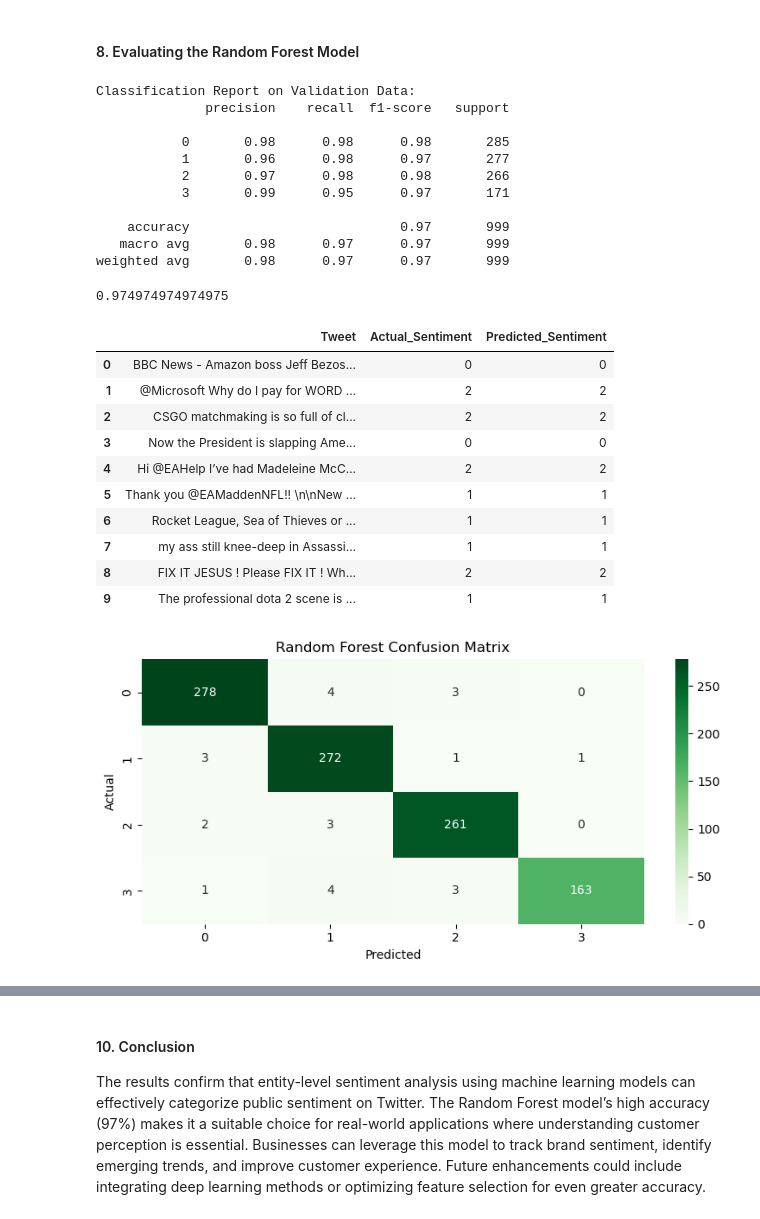
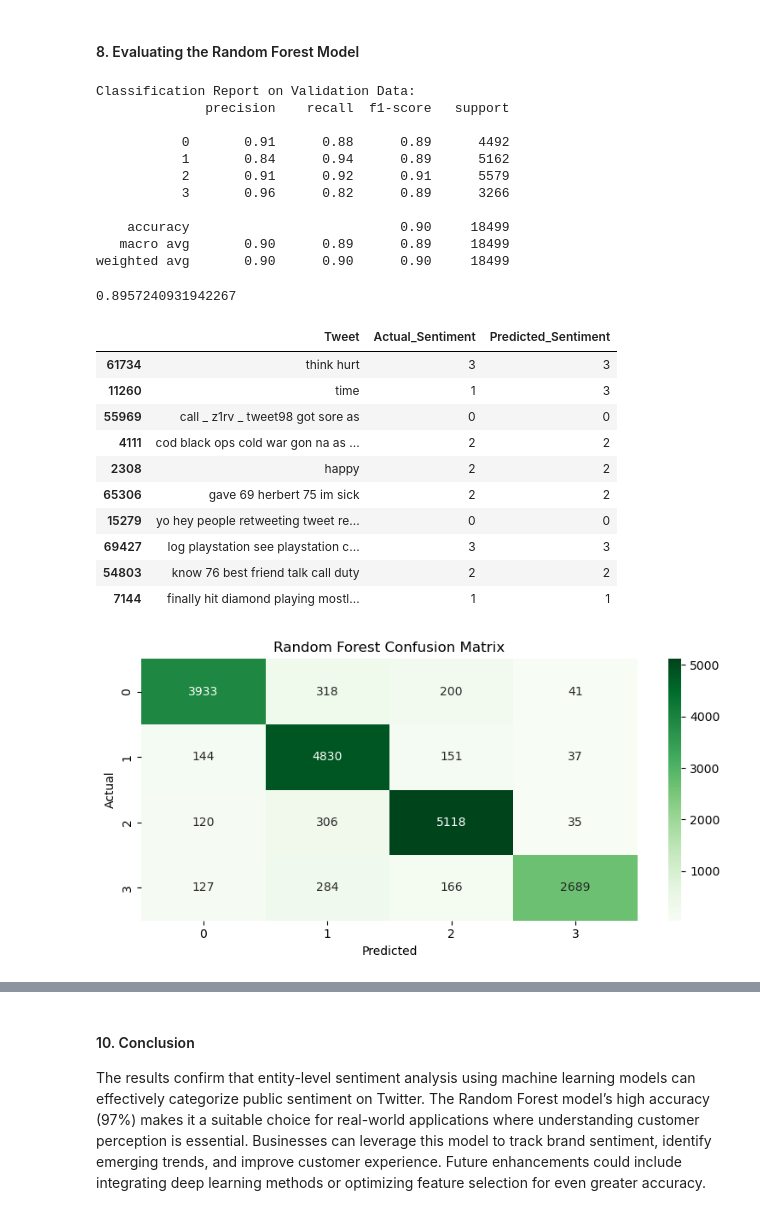
Before and after one commit to James-tech4/JAMES-DSPT08-PHASE-4-PROJECT, a Jupyter notebook: Final.ipynb, the cells around one changed output, grey strips where cells are left out. Saved outputs shown, nothing was run; the diff lists cells and outputs as text; code cells hidden in the pictures.

```diff
--- a/Final.ipynb
+++ b/Final.ipynb
@@ -338,18 +392,18 @@ print(f"2. {cleaned_tweet}")  # This is output at index 100
 # %% [markdown]
 #### 6. Modelling
 ##### 6.1 Logistic Regression Model
+# %%
+# Split data into train and test splits
+X = df_train['Preprocessed_Tweet']
+y = df_train['Sentiment']
+X_train, X_test, y_train, y_test = train_test_split(X,y, random_state=42, test_size=0.25)
 # %% [markdown]
 * We shall create a pipeline with Logistic Regression as our Baseline Model
 # %%
-# The pipeline will include our TextPreprocessor, TfidfVectorizer, and Logistic Regression model
+# The pipeline will include TfidfVectorizer, and Logistic Regression model
 pipeline = Pipeline([
-    ('preprocess', FunctionTransformer(lambda x: [preprocess_text(text) for text in x])),
     ('tfidf', TfidfVectorizer()),  # Combines CountVectorizer & TfidfTransformer
     ('clf', LogisticRegression(max_iter=1000))])
-# %%
-# Splitting features and labels from training data
-X_train = df_train['Tweet']
-y_train = df_train['Sentiment']
 # %%
 # Fitting the pipeline to the training data
 pipeline.fit(X_train, y_train)
@@ -453,64 +502,64 @@ Best Cross-Validation Score:
 best_model_rf = grid_search.best_estimator_
 
 # Predicting using the best model
-predicted_sentiments_rf = best_model_rf.predict(test_tweets)
+y_pred_rf = best_model_rf.predict(X_test)
 
 
 print("\nClassification Report on Validation Data:")
-print(classification_report(actual_sentiments, predicted_sentiments_rf))
+print(classification_report(y_test, y_pred_rf))
 # %% [output]
 Classification Report on Validation Data:
               precision    recall  f1-score   support
 
-           0       0.98      0.98      0.98       285
-           1       0.96      0.98      0.97       277
-           2       0.97      0.98      0.98       266
-           3       0.99      0.95      0.97       171
+           0       0.91      0.88      0.89      4492
+           1       0.84      0.94      0.89      5162
+           2       0.91      0.92      0.91      5579
+           3       0.96      0.82      0.89      3266
 
-    accuracy                           0.97       999
-   macro avg       0.98      0.97      0.97       999
-weighted avg       0.98      0.97      0.97       999
+    accuracy                           0.90     18499
+   macro avg       0.90      0.89      0.89     18499
+weighted avg       0.90      0.90      0.90     18499
 # %%
 #### Getting the accuracy score of the model
-accuracy_score_rf = accuracy_score(actual_sentiments, predicted_sentiments_rf)
+accuracy_score_rf = accuracy_score(y_test, y_pred_rf)
 accuracy_score_rf
 # %% [output]
-0.974974974974975
+0.8957240931942267
 # %%
 # Validating the results
-df_val_results = pd.DataFrame({
-    'Tweet': df_val['Tweet'],
-    'Actual_Sentiment': actual_sentiments,
-    'Predicted_Sentiment': predicted_sentiments_rf
+df_test_results = pd.DataFrame({
+    'Tweet': X_test,
+    'Actual_Sentiment': y_test,
+    'Predicted_Sentiment': y_pred_rf
 })
 
 # Display the first few rows to review the results
-df_val_results.head(10)
+df_test_results.head(10)
 # %% [output]
 |  | Tweet | Actual_Sentiment | Predicted_Sentiment |
-| 0 | BBC News - Amazon boss Jeff Bezos... | 0 | 0 |
-| 1 | @Microsoft Why do I pay for WORD ... | 2 | 2 |
-| 2 | CSGO matchmaking is so full of cl... | 2 | 2 |
-| 3 | Now the President is slapping Ame... | 0 | 0 |
-| 4 | Hi @EAHelp I’ve had Madeleine McC... | 2 | 2 |
-| 5 | Thank you @EAMaddenNFL!! \n\nNew ... | 1 | 1 |
-| 6 | Rocket League, Sea of Thieves or ... | 1 | 1 |
-| 7 | my ass still knee-deep in Assassi... | 1 | 1 |
-| 8 | FIX IT JESUS ! Please FIX IT ! Wh... | 2 | 2 |
-| 9 | The professional dota 2 scene is ... | 1 | 1 |
+| 61734 | think hurt | 3 | 3 |
+| 11260 | time | 1 | 3 |
+| 55969 | call _ z1rv _ tweet98 got sore as | 0 | 0 |
+| 4111 | cod black ops cold war gon na as ... | 2 | 2 |
+| 2308 | happy | 2 | 2 |
+| 65306 | gave 69 herbert 75 im sick | 2 | 2 |
+| 15279 | yo hey people retweeting tweet re... | 0 | 0 |
+| 69427 | log playstation see playstation c... | 3 | 3 |
+| 54803 | know 76 best friend talk call duty | 2 | 2 |
+| 7144 | finally hit diamond playing mostl... | 1 | 1 |
 # %%
 # Plotting confusion matrix for the Random Forest Model
-cm_rf = confusion_matrix(actual_sentiments, predicted_sentiments_rf)
+cm_rf = confusion_matrix(y_test, y_pred_rf)
 fig, ax = plt.subplots(figsize=(8,4))
 sns.heatmap(cm_rf, annot=True, fmt='d', ax=ax, cmap='Greens')
 ax.set_title('Random Forest Confusion Matrix')
 ax.set_xlabel('Predicted')
 ax.set_ylabel('Actual')
 
 plt.tight_layout()
 plt.show()
 # %% [output]
-[figure, old version]
+[figure, new version]
 # %%
 # Choosing best model based on accuracy
 if accuracy_score_log_reg >= accuracy_score_rf:
```
Also changed, not shown: parts of 29 cells of this notebook.
